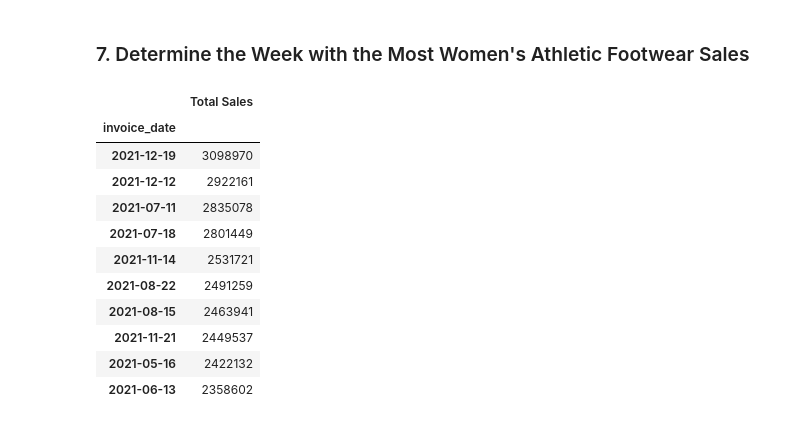
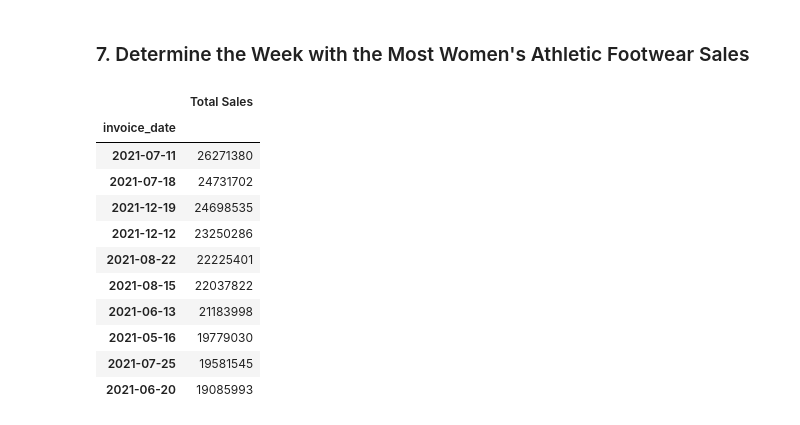
Before and after one commit to King-Rian/athletic_sales_analysis, a Jupyter notebook: athletic_sales_analysis.ipynb, the cells around one changed output. Cells and saved outputs as stored; diff of their text form; code cells hidden in the pictures.

```diff
--- a/athletic_sales_analysis.ipynb
+++ b/athletic_sales_analysis.ipynb
@@ -464,18 +524,33 @@ top_5_results
 # %%
 # Resample the pivot table into weekly bins, and get the total sales for each week.
 
 
 # Sort the resampled pivot table in descending order on "Total Sales".
+
+
+pivot_table = combined_df.pivot_table(
+    index='invoice_date',
+    values='total_sales',
+    aggfunc='sum'
+)
+
+pivot_table.rename(columns={'total_sales': 'Total Sales'}, inplace=True)
+
+weekly_sales = pivot_table.resample('W').sum()
+
+sorted_weekly_sales = weekly_sales.sort_values(by='Total Sales', ascending=False)
+
+sorted_weekly_sales.head(10)
 # %% [output]
 |  | Total Sales |
 | invoice_date |  |
-| 2021-12-19 | 3098970 |
-| 2021-12-12 | 2922161 |
-| 2021-07-11 | 2835078 |
-| 2021-07-18 | 2801449 |
-| 2021-11-14 | 2531721 |
-| 2021-08-22 | 2491259 |
-| 2021-08-15 | 2463941 |
-| 2021-11-21 | 2449537 |
-| 2021-05-16 | 2422132 |
-| 2021-06-13 | 2358602 |
+| 2021-07-11 | 26271380 |
+| 2021-07-18 | 24731702 |
+| 2021-12-19 | 24698535 |
+| 2021-12-12 | 23250286 |
+| 2021-08-22 | 22225401 |
+| 2021-08-15 | 22037822 |
+| 2021-06-13 | 21183998 |
+| 2021-05-16 | 19779030 |
+| 2021-07-25 | 19581545 |
+| 2021-06-20 | 19085993 |
```
Also changed, not shown: parts of 8 cells of this notebook.
